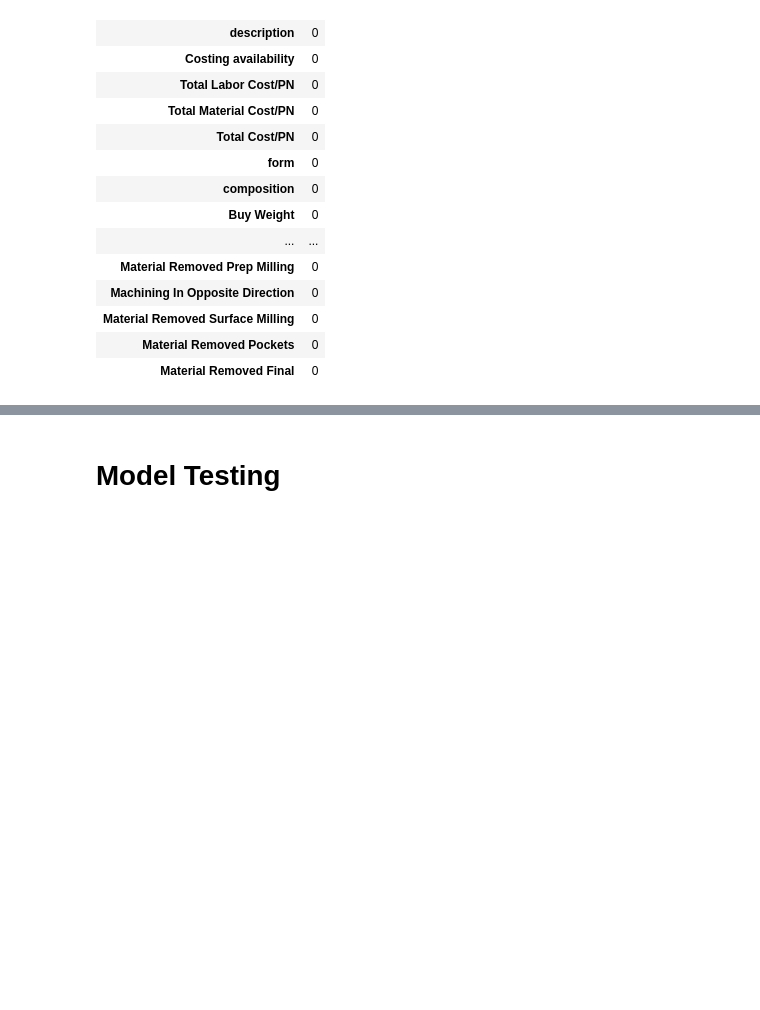
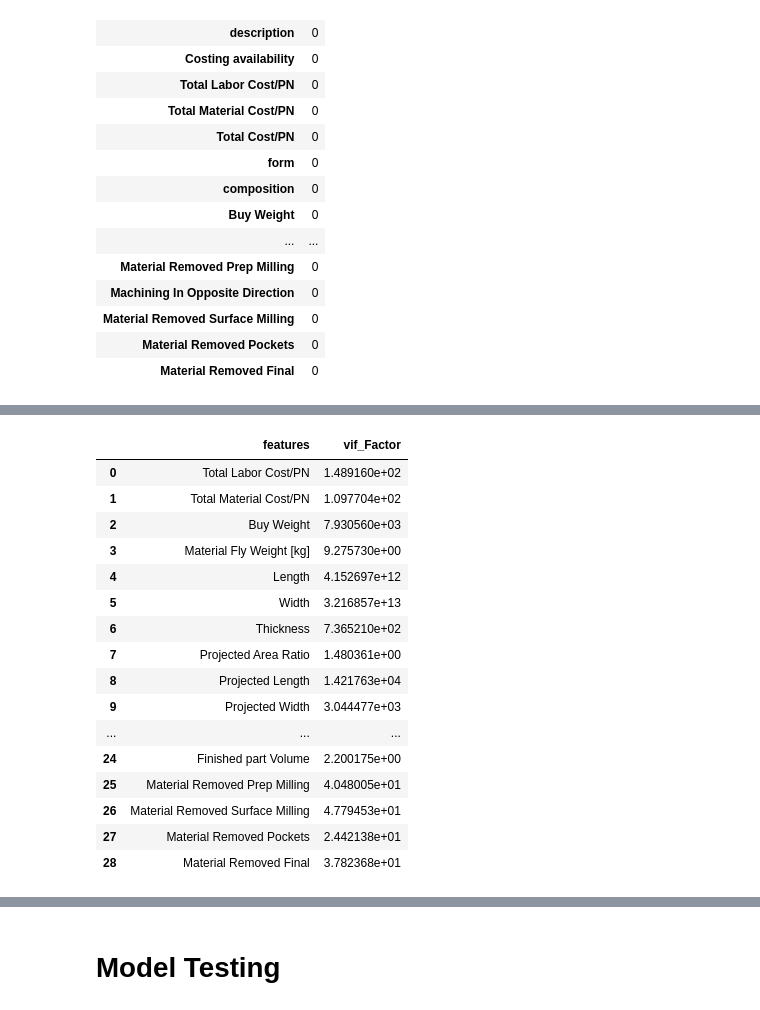
Before and after one commit to sam505/Machine_Learning, a Jupyter notebook: Predictive_Analysis.ipynb, the cells around one changed output, grey strips where cells are left out. Drawn from its saved outputs; the diff is of its cells as text; code cells hidden in the pictures; blank space fills up the shorter version.

```diff
--- a/Predictive_Analysis.ipynb
+++ b/Predictive_Analysis.ipynb
@@ -193,0 +201,25 @@ df_ref.corr()
+# %%
+df_ref = df_ref.select_dtypes(include=np.number)
+X=df_ref.drop(["Total Cost/PN"], axis=1)
+vif = pd.DataFrame()
+vif["features"] = X.columns
+vif["vif_Factor"] = [variance_inflation_factor(X.values, i) for i in range(X.shape[1])]
+vif
+# %% [output]
+|  | features | vif_Factor |
+| 0 | Total Labor Cost/PN | 1.489160e+02 |
+| 1 | Total Material Cost/PN | 1.097704e+02 |
+| 2 | Buy Weight | 7.930560e+03 |
+| 3 | Material Fly Weight [kg] | 9.275730e+00 |
+| 4 | Length | 4.152697e+12 |
+| 5 | Width | 3.216857e+13 |
+| 6 | Thickness | 7.365210e+02 |
+| 7 | Projected Area Ratio | 1.480361e+00 |
+| 8 | Projected Length | 1.421763e+04 |
+| 9 | Projected Width | 3.044477e+03 |
+| ... | ... | ... |
+| 24 | Finished part Volume | 2.200175e+00 |
+| 25 | Material Removed Prep Milling | 4.048005e+01 |
+| 26 | Material Removed Surface Milling | 4.779453e+01 |
+| 27 | Material Removed Pockets | 2.442138e+01 |
+| 28 | Material Removed Final | 3.782368e+01 |
```
Also changed, not shown: parts of 17 cells of this notebook.
